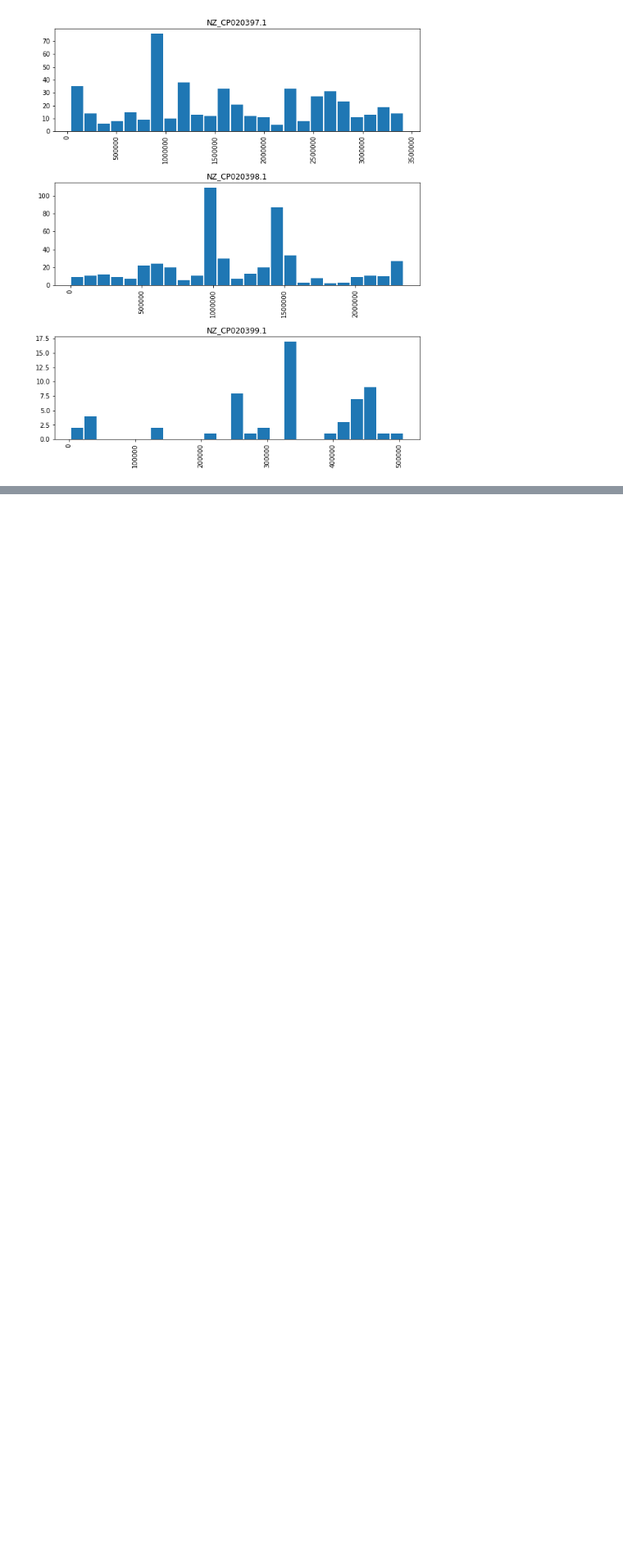
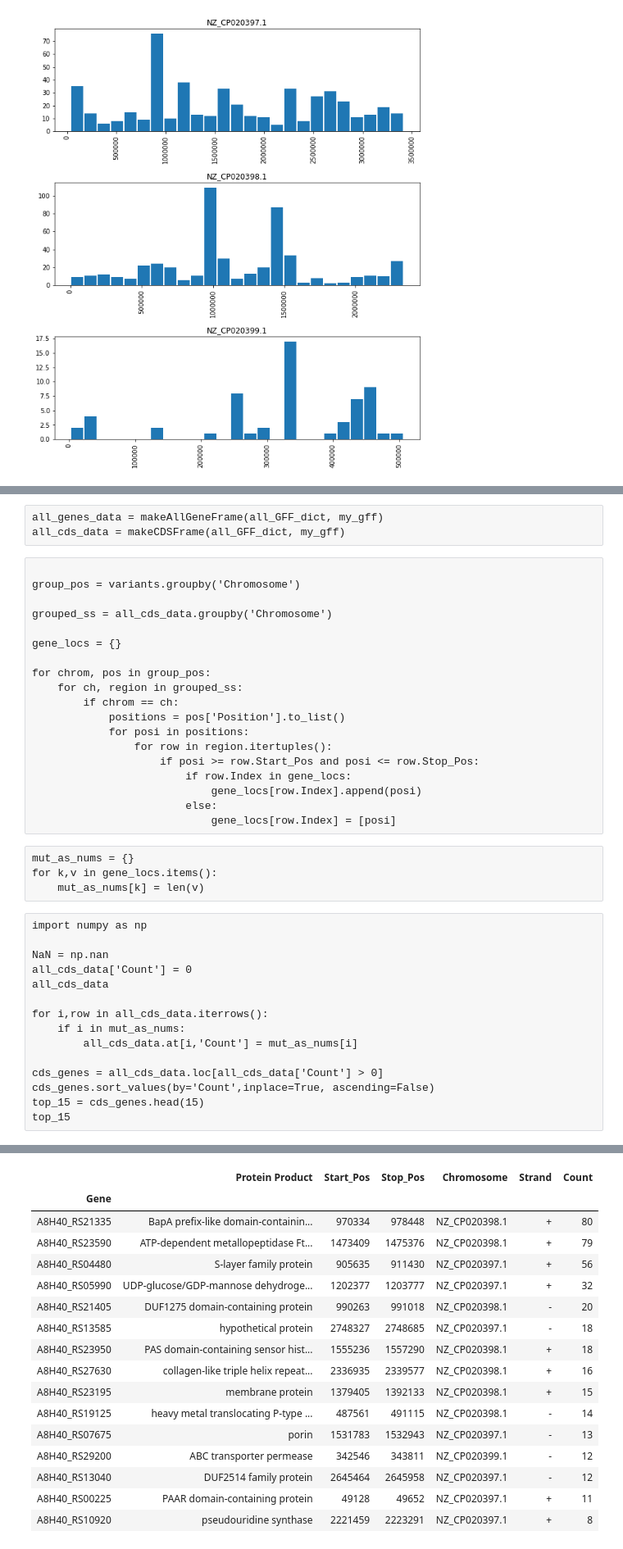
Before and after one commit to skharrison/CF-BM-WGS-data-analysis, a Jupyter notebook: python-final.ipynb, the cells around one changed output, grey strips where cells are left out. Shown at 82% size. Drawn from its saved outputs; the diff is of its cells as text; blank space fills up the shorter version.

```diff
--- a/python-final.ipynb
+++ b/python-final.ipynb
@@ -159,0 +194,42 @@ all_region_genes = makeGeneFrame(all_GFF_dict, my_gff)
+# %%
+all_genes_data = makeAllGeneFrame(all_GFF_dict, my_gff)
+all_cds_data = makeCDSFrame(all_GFF_dict, my_gff)
+# %%
+
+group_pos = variants.groupby('Chromosome')
+
+grouped_ss = all_cds_data.groupby('Chromosome')
+
+gene_locs = {}
+
+for chrom, pos in group_pos:
+    for ch, region in grouped_ss:
+        if chrom == ch:
+            positions = pos['Position'].to_list()
+            for posi in positions:
+                for row in region.itertuples():
+                    if posi >= row.Start_Pos and posi <= row.Stop_Pos:
+                        if row.Index in gene_locs:
+                            gene_locs[row.Index].append(posi)
+                        else:
+                            gene_locs[row.Index] = [posi]
+# %%
+mut_as_nums = {}
+for k,v in gene_locs.items():
+    mut_as_nums[k] = len(v)
+# %%
+import numpy as np
+
+NaN = np.nan
+all_cds_data['Count'] = 0
+all_cds_data
+
+for i,row in all_cds_data.iterrows():
+    if i in mut_as_nums:
+        all_cds_data.at[i,'Count'] = mut_as_nums[i]
+
+cds_genes = all_cds_data.loc[all_cds_data['Count'] > 0]
+cds_genes.sort_values(by='Count',inplace=True, ascending=False)
+top_15 = cds_genes.head(15)
+top_15
+# %% [output]
@@ -159,0 +241,17 @@ all_region_genes = makeGeneFrame(all_GFF_dict, my_gff)
+|  | Protein Product | Start_Pos | Stop_Pos | Chromosome | Strand | Count |
+| Gene |  |  |  |  |  |  |
+| A8H40_RS21335 | BapA prefix-like domain-containin... | 970334 | 978448 | NZ_CP020398.1 | + | 80 |
+| A8H40_RS23590 | ATP-dependent metallopeptidase Ft... | 1473409 | 1475376 | NZ_CP020398.1 | + | 79 |
+| A8H40_RS04480 | S-layer family protein | 905635 | 911430 | NZ_CP020397.1 | + | 56 |
+| A8H40_RS05990 | UDP-glucose/GDP-mannose dehydroge... | 1202377 | 1203777 | NZ_CP020397.1 | + | 32 |
+| A8H40_RS21405 | DUF1275 domain-containing protein | 990263 | 991018 | NZ_CP020398.1 | - | 20 |
+| A8H40_RS13585 | hypothetical protein | 2748327 | 2748685 | NZ_CP020397.1 | - | 18 |
+| A8H40_RS23950 | PAS domain-containing sensor hist... | 1555236 | 1557290 | NZ_CP020398.1 | + | 18 |
+| A8H40_RS27630 | collagen-like triple helix repeat... | 2336935 | 2339577 | NZ_CP020398.1 | + | 16 |
+| A8H40_RS23195 | membrane protein | 1379405 | 1392133 | NZ_CP020398.1 | + | 15 |
+| A8H40_RS19125 | heavy metal translocating P-type ... | 487561 | 491115 | NZ_CP020398.1 | - | 14 |
+| A8H40_RS07675 | porin | 1531783 | 1532943 | NZ_CP020397.1 | - | 13 |
+| A8H40_RS29200 | ABC transporter permease | 342546 | 343811 | NZ_CP020399.1 | - | 12 |
+| A8H40_RS13040 | DUF2514 family protein | 2645464 | 2645958 | NZ_CP020397.1 | - | 12 |
+| A8H40_RS00225 | PAAR domain-containing protein | 49128 | 49652 | NZ_CP020397.1 | + | 11 |
+| A8H40_RS10920 | pseudouridine synthase | 2221459 | 2223291 | NZ_CP020397.1 | + | 8 |
```
Also changed, not shown: parts of 10 cells of this notebook, 6 other files.
